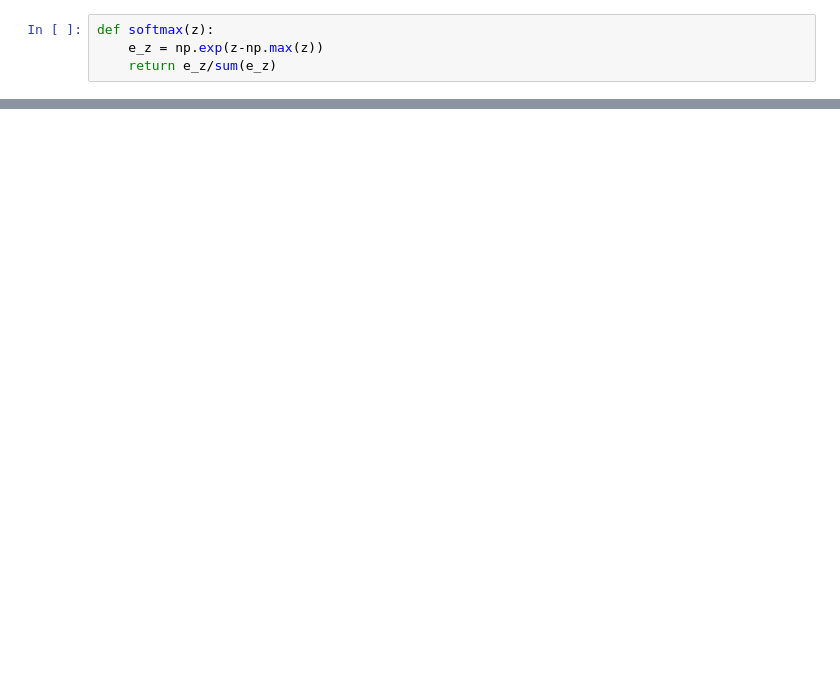
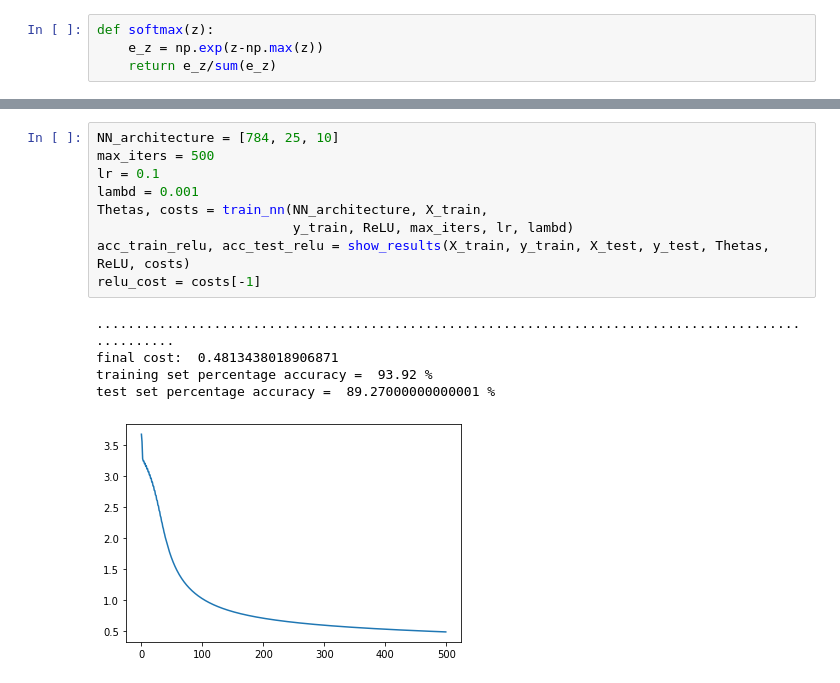
Before and after one commit to ThishenP/neural-network-from-scratch, a Jupyter notebook: Untitled.ipynb, the cells around one changed output, grey strips where cells are left out. Saved outputs shown, nothing was run; the diff lists cells and outputs as text; blank space fills up the shorter version.

```diff
--- a/Untitled.ipynb
+++ b/Untitled.ipynb
@@ -177,0 +224,15 @@ def train_nn(NN_architecture, X_train, y_train, a_func, max_iter, lr):
+# %%
+NN_architecture = [784, 25, 10]
+max_iters = 500
+lr = 0.1
+lambd = 0.001
+Thetas, costs = train_nn(NN_architecture, X_train,
+                         y_train, ReLU, max_iters, lr, lambd)
+acc_train_relu, acc_test_relu = show_results(X_train, y_train, X_test, y_test, Thetas, ReLU, costs)
+relu_cost = costs[-1]
+# %% [output]
+....................................................................................................
+final cost:  0.4813438018906871
+training set percentage accuracy =  93.92 %
+test set percentage accuracy =  89.27000000000001 %
+[figure, added]
```
Also changed, not shown: parts of 36 cells of this notebook.
